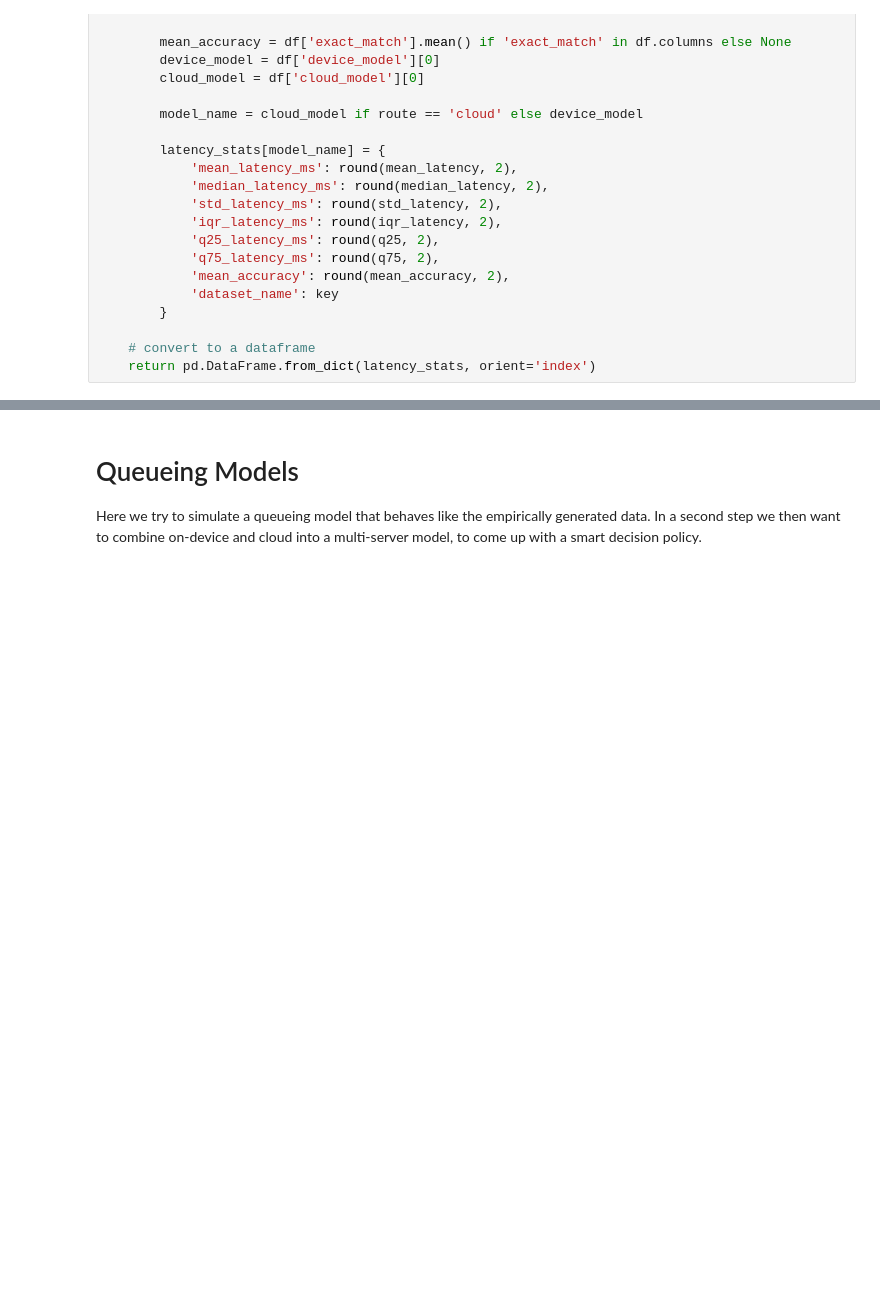
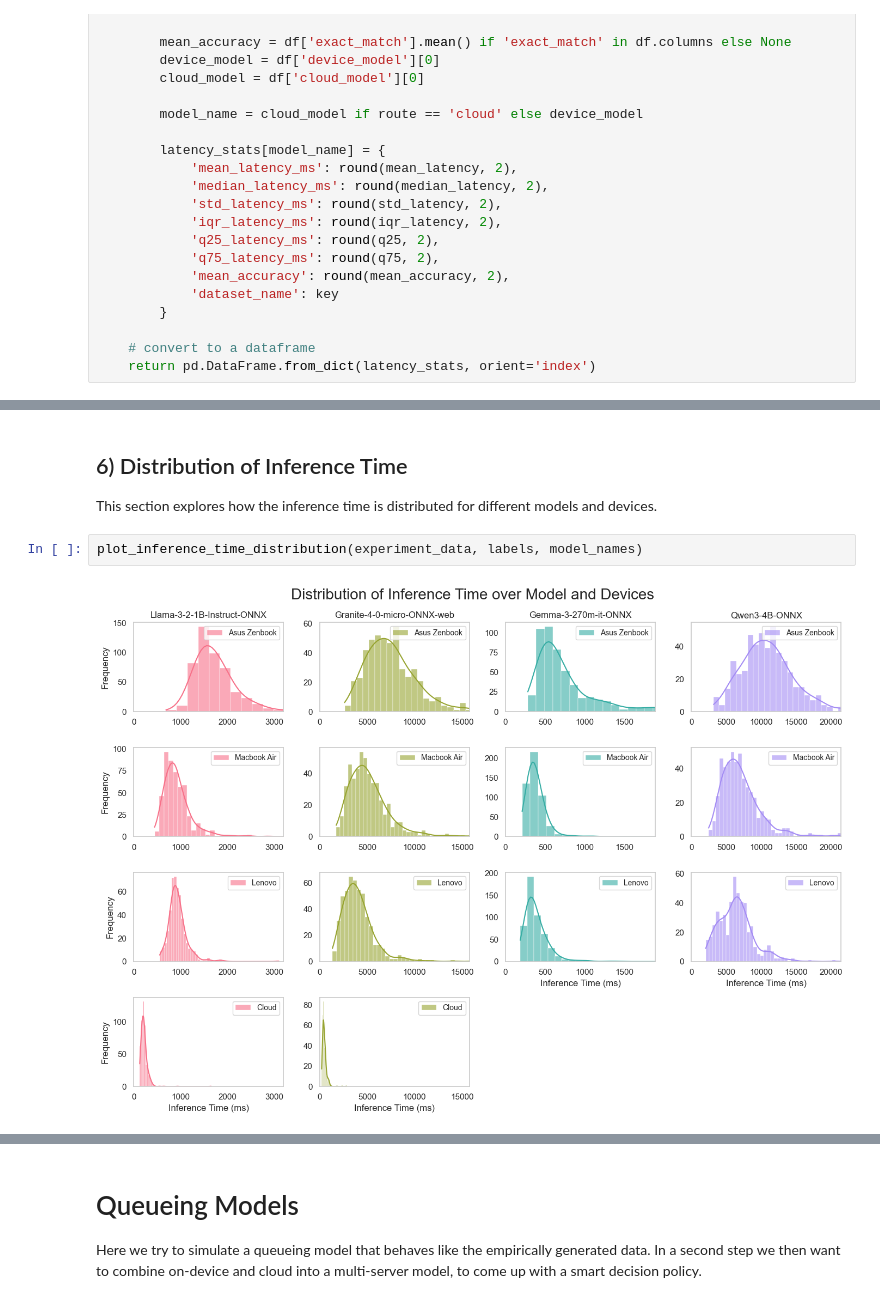
Before and after one commit to fabianHueni/UNIBE_MSGAI_HS25_Project, a Jupyter notebook: analyse/analyse_latency_data.ipynb, the cells around one changed output, grey strips where cells are left out. Cells and saved outputs as stored; diff of their text form; blank space fills up the shorter version.

```diff
--- a/analyse/analyse_latency_data.ipynb
+++ b/analyse/analyse_latency_data.ipynb
@@ -261,0 +357,7 @@ analyze_latency_statistics_for_one_device('cloud', 'cloud')
+# %% [markdown]
+## 6) Distribution of Inference Time
+This section explores how the inference time is distributed for different models and devices.
+# %%
+plot_inference_time_distribution(experiment_data, labels, model_names)
+# %% [output]
+[figure, added]
```
Also changed, not shown: parts of 16 cells of this notebook, 1 other file.
